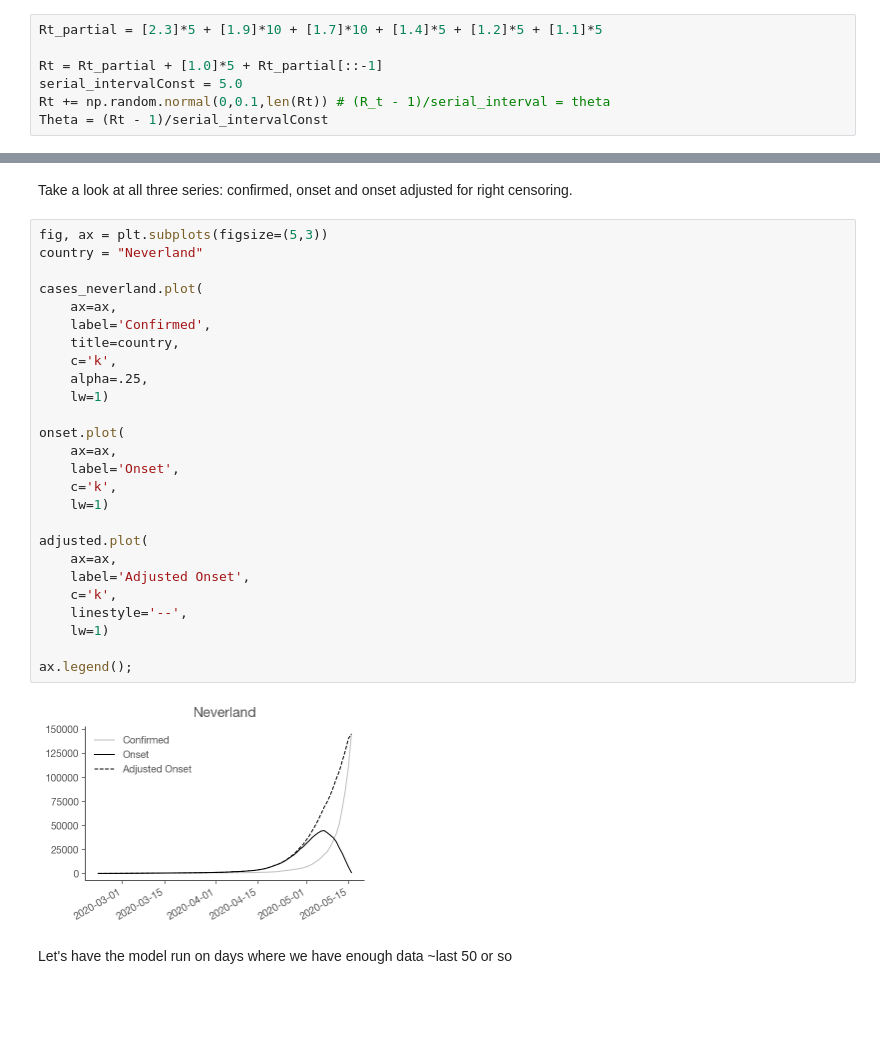
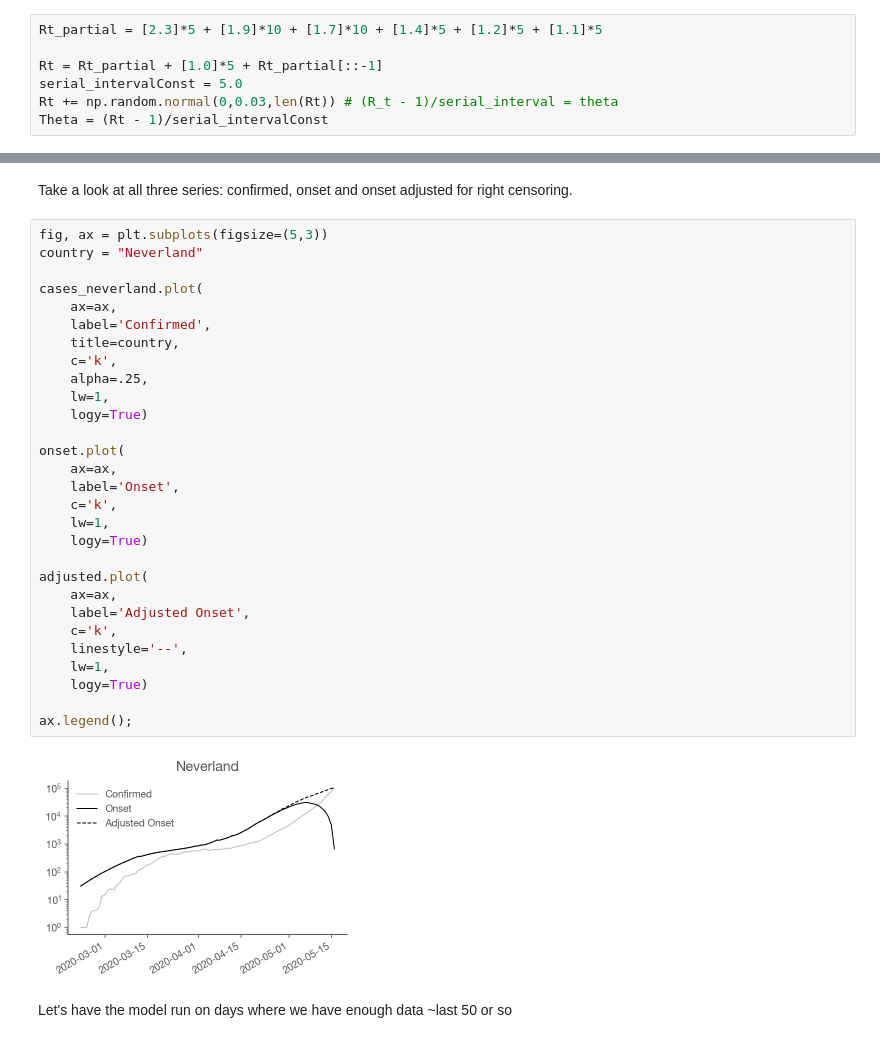
Before and after one commit to gkossakowski/covid-19, a Jupyter notebook: Realtime Rt mcmc.ipynb, the cells around one changed output, grey strips where cells are left out. Drawn from its saved outputs; the diff is of its cells as text; blank space fills up the shorter version.

```diff
--- a/Realtime Rt mcmc.ipynb
+++ b/Realtime Rt mcmc.ipynb
@@ -37,5 +37,5 @@ Rt_partial = [2.3]*5 + [1.9]*10 + [1.7]*10 + [1.4]*5 + [1.2]*5 + [1.1]*5
 
 Rt = Rt_partial + [1.0]*5 + Rt_partial[::-1]
 serial_intervalConst = 5.0
-Rt += np.random.normal(0,0.1,len(Rt)) # (R_t - 1)/serial_interval = theta
+Rt += np.random.normal(0,0.03,len(Rt)) # (R_t - 1)/serial_interval = theta
 Theta = (Rt - 1)/serial_intervalConst
@@ -147,31 +152,34 @@ Take a look at all three series: confirmed, onset and onset adjusted for right c
 # %%
 fig, ax = plt.subplots(figsize=(5,3))
 country = "Neverland"
 
 cases_neverland.plot(
     ax=ax,
     label='Confirmed',
     title=country,
     c='k',
     alpha=.25,
-    lw=1)
+    lw=1,
+    logy=True)
 
 onset.plot(
     ax=ax,
     label='Onset',
     c='k',
-    lw=1)
+    lw=1,
+    logy=True)
 
 adjusted.plot(
     ax=ax,
     label='Adjusted Onset',
     c='k',
     linestyle='--',
-    lw=1)
+    lw=1,
+    logy=True)
 
 ax.legend();
 # %% [output]
-[figure, old version]
+[figure, new version]
 # %% [markdown]
 Let's have the model run on days where we have enough data ~last 50 or so
 # %% [markdown]
```
Also changed, not shown: parts of 12 cells of this notebook.
